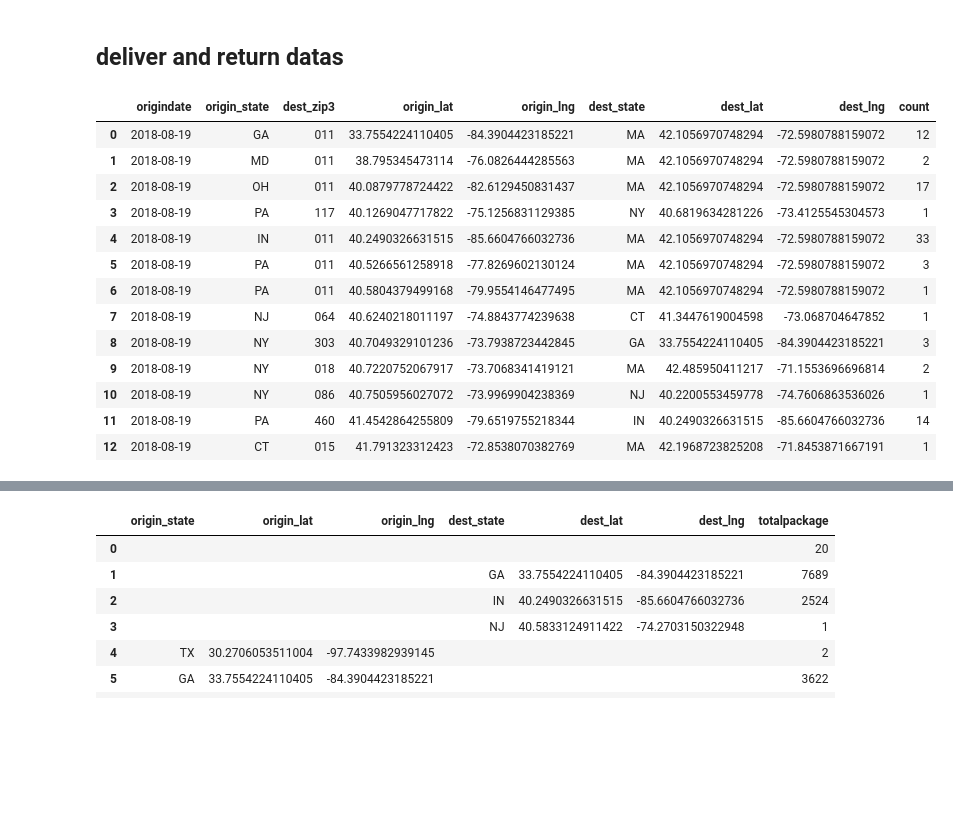
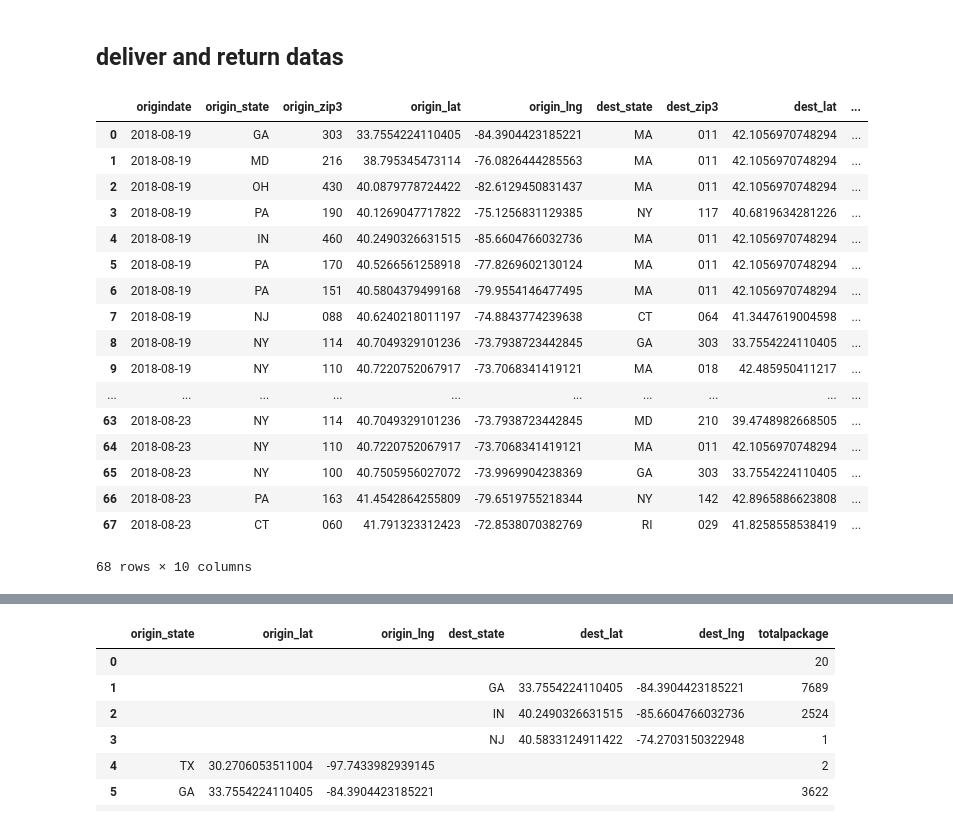
Before and after one commit to seenhzj/Cornell_PB_NE_Hub, a Jupyter notebook: models/calculate distance.ipynb, the cells around one changed output, grey strips where cells are left out. Saved outputs shown, nothing was run; the diff lists cells and outputs as text; code cells hidden in the pictures; blank space fills up the shorter version.

```diff
--- a/models/calculate distance.ipynb
+++ b/models/calculate distance.ipynb
@@ -41,21 +41,25 @@ import pandas as pd
 ## deliver and return datas
 # %%
 #deliver datas
-result = engine.execute('select origindate,origin_state,dest_zip3,origin_lat,origin_lng,dest_state,dest_lat,dest_lng,count from deliver_package_info where origin_lat !="''" and dest_lat !="''" and origindate="2018-08-19" group by origindate,origin_lat,origin_lng')
-delPackage_df = pd.DataFrame(result.fetchall(),columns=['origindate','origin_state','dest_zip3','origin_lat','origin_lng','dest_state','dest_lat','dest_lng','count'])
+result = engine.execute('select origindate,origin_state,origin_zip3,origin_lat,origin_lng,dest_state,dest_zip3,dest_lat,dest_lng,count from deliver_package_info where origin_lat !="''" and dest_lat !="''" and origindate>="2018-08-19" and origindate<="2018-08-23" group by origindate,origin_lat,origin_lng')
+delPackage_df = pd.DataFrame(result.fetchall(),columns=['origindate','origin_state','origin_zip3','origin_lat','origin_lng','dest_state','dest_zip3','dest_lat','dest_lng','count'])
 delPackage_df
 # %% [output]
-|  | origindate | origin_state | dest_zip3 | origin_lat | origin_lng | dest_state | dest_lat | dest_lng | count |
-| 0 | 2018-08-19 | GA | 011 | 33.7554224110405 | -84.3904423185221 | MA | 42.1056970748294 | -72.5980788159072 | 12 |
-| 1 | 2018-08-19 | MD | 011 | 38.795345473114 | -76.0826444285563 | MA | 42.1056970748294 | -72.5980788159072 | 2 |
-| 2 | 2018-08-19 | OH | 011 | 40.0879778724422 | -82.6129450831437 | MA | 42.1056970748294 | -72.5980788159072 | 17 |
-| 3 | 2018-08-19 | PA | 117 | 40.1269047717822 | -75.1256831129385 | NY | 40.6819634281226 | -73.4125545304573 | 1 |
-| 4 | 2018-08-19 | IN | 011 | 40.2490326631515 | -85.6604766032736 | MA | 42.1056970748294 | -72.5980788159072 | 33 |
-| 5 | 2018-08-19 | PA | 011 | 40.5266561258918 | -77.8269602130124 | MA | 42.1056970748294 | -72.5980788159072 | 3 |
-| 6 | 2018-08-19 | PA | 011 | 40.5804379499168 | -79.9554146477495 | MA | 42.1056970748294 | -72.5980788159072 | 1 |
-| 7 | 2018-08-19 | NJ | 064 | 40.6240218011197 | -74.8843774239638 | CT | 41.3447619004598 | -73.068704647852 | 1 |
-| 8 | 2018-08-19 | NY | 303 | 40.7049329101236 | -73.7938723442845 | GA | 33.7554224110405 | -84.3904423185221 | 3 |
-| 9 | 2018-08-19 | NY | 018 | 40.7220752067917 | -73.7068341419121 | MA | 42.485950411217 | -71.1553696696814 | 2 |
-| 10 | 2018-08-19 | NY | 086 | 40.7505956027072 | -73.9969904238369 | NJ | 40.2200553459778 | -74.7606863536026 | 1 |
-| 11 | 2018-08-19 | PA | 460 | 41.4542864255809 | -79.6519755218344 | IN | 40.2490326631515 | -85.6604766032736 | 14 |
-| 12 | 2018-08-19 | CT | 015 | 41.791323312423 | -72.8538070382769 | MA | 42.1968723825208 | -71.8453871667191 | 1 |
+|  | origindate | origin_state | origin_zip3 | origin_lat | origin_lng | dest_state | dest_zip3 | dest_lat | ... |
+| 0 | 2018-08-19 | GA | 303 | 33.7554224110405 | -84.3904423185221 | MA | 011 | 42.1056970748294 | ... |
+| 1 | 2018-08-19 | MD | 216 | 38.795345473114 | -76.0826444285563 | MA | 011 | 42.1056970748294 | ... |
+| 2 | 2018-08-19 | OH | 430 | 40.0879778724422 | -82.6129450831437 | MA | 011 | 42.1056970748294 | ... |
+| 3 | 2018-08-19 | PA | 190 | 40.1269047717822 | -75.1256831129385 | NY | 117 | 40.6819634281226 | ... |
+| 4 | 2018-08-19 | IN | 460 | 40.2490326631515 | -85.6604766032736 | MA | 011 | 42.1056970748294 | ... |
+| 5 | 2018-08-19 | PA | 170 | 40.5266561258918 | -77.8269602130124 | MA | 011 | 42.1056970748294 | ... |
+| 6 | 2018-08-19 | PA | 151 | 40.5804379499168 | -79.9554146477495 | MA | 011 | 42.1056970748294 | ... |
+| 7 | 2018-08-19 | NJ | 088 | 40.6240218011197 | -74.8843774239638 | CT | 064 | 41.3447619004598 | ... |
+| 8 | 2018-08-19 | NY | 114 | 40.7049329101236 | -73.7938723442845 | GA | 303 | 33.7554224110405 | ... |
+| 9 | 2018-08-19 | NY | 110 | 40.7220752067917 | -73.7068341419121 | MA | 018 | 42.485950411217 | ... |
+| ... | ... | ... | ... | ... | ... | ... | ... | ... | ... |
+| 63 | 2018-08-23 | NY | 114 | 40.7049329101236 | -73.7938723442845 | MD | 210 | 39.4748982668505 | ... |
+| 64 | 2018-08-23 | NY | 110 | 40.7220752067917 | -73.7068341419121 | MA | 011 | 42.1056970748294 | ... |
+| 65 | 2018-08-23 | NY | 100 | 40.7505956027072 | -73.9969904238369 | GA | 303 | 33.7554224110405 | ... |
+| 66 | 2018-08-23 | PA | 163 | 41.4542864255809 | -79.6519755218344 | NY | 142 | 42.8965886623808 | ... |
+| 67 | 2018-08-23 | CT | 060 | 41.791323312423 | -72.8538070382769 | RI | 029 | 41.8258558538419 | ... |
+68 rows × 10 columns
```
Also changed, not shown: parts of 17 cells of this notebook, 8 other files.
